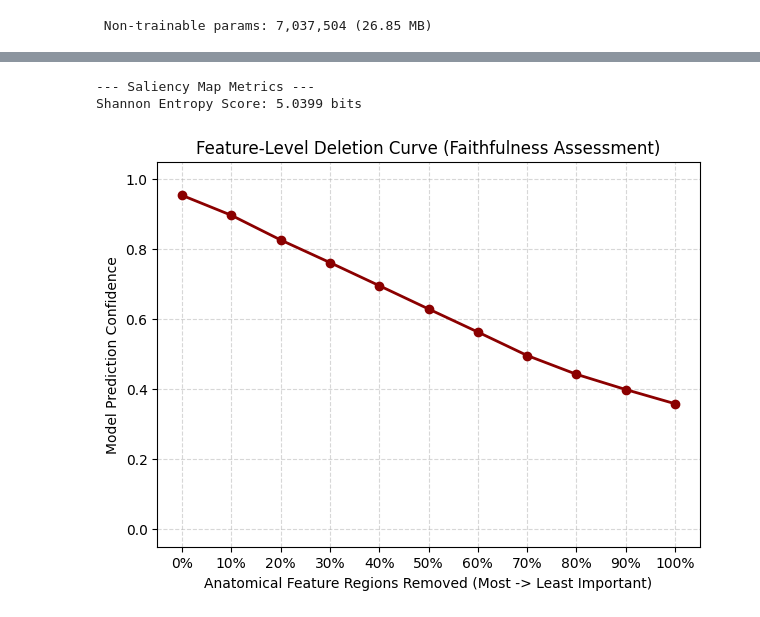
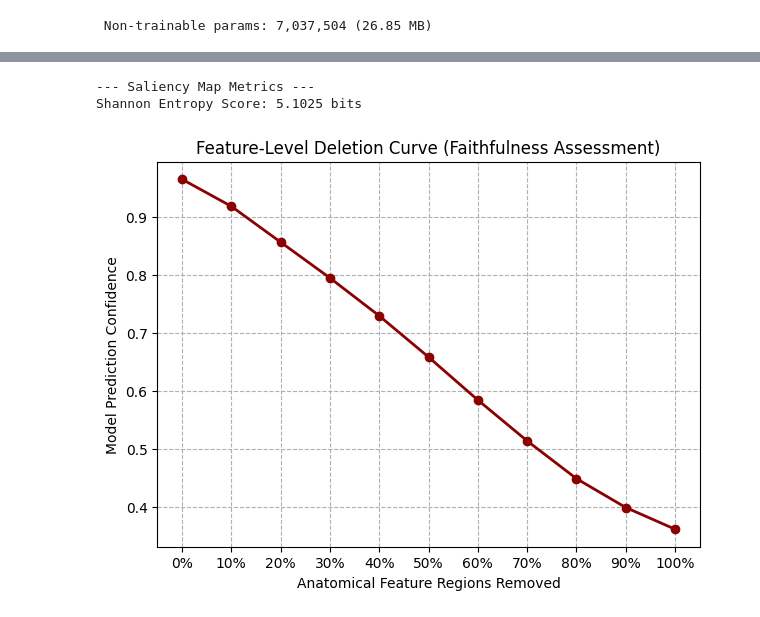
Before and after one commit to gargi-m21/ExCV-project, a Jupyter notebook: notebooks/01_eda_and_training.ipynb, the cells around one changed output, grey strips where cells are left out. Saved outputs shown, nothing was run; the diff lists cells and outputs as text; code cells hidden in the pictures.

```diff
--- a/notebooks/01_eda_and_training.ipynb
+++ b/notebooks/01_eda_and_training.ipynb
@@ -148,30 +162,14 @@ Model: "functional"
 # %%
 from tensorflow.keras.callbacks import EarlyStopping, ModelCheckpoint
 
-# Define paths to save the best weights directly to your mounted Google Drive
-# So they are safe and easily linkable for your assignment submission deliverables
 checkpoint_path = os.path.join(DATASET_DIR, 'best_densenet_model.keras')
 
 callbacks_list = [
-    # Stop training early if validation loss fails to decrease for 3 checks in a row
-    EarlyStopping(
-        monitor='val_loss',
-        patience=3,
-        restore_best_weights=True,
-        verbose=1
-    ),
-    # Save only the single highest-performing iteration weights
-    ModelCheckpoint(
-        filepath=checkpoint_path,
-        monitor='val_loss',
-        save_best_only=True,
-        verbose=1
-    )
+    EarlyStopping(monitor='val_loss', patience=3, restore_best_weights=True, verbose=1),
+    ModelCheckpoint(filepath=checkpoint_path, monitor='val_loss', save_best_only=True, verbose=1)
 ]
 
-# Kicking off the training loop for 15 epochs max (EarlyStopping will likely stop it sooner)
 EPOCHS = 15
-
 print("Starting Model Training Baseline...")
 history = model.fit(
     train_ds,
@@ -345,34 +301,18 @@ Received: inputs=['Tensor(shape=(1, 224, 224, 3))']
 # %%
-import numpy as np
-import tensorflow as tf
-import matplotlib.pyplot as plt
-
 def calculate_heatmap_entropy(heatmap):
-    """Computes the Shannon Entropy of the normalized saliency map."""
     flat_map = heatmap.flatten()
     flat_map = flat_map / (np.sum(flat_map) + 1e-8)
     probs = flat_map[flat_map > 0]
     return -np.sum(probs * np.log2(probs))
 
 def run_feature_level_deletion(model, img_tensor, base_model_name='densenet121', steps=10):
-    """
-    Deletes feature activations directly at the final convolutional layer
-    to observe true, non-flat model confidence decay.
-    """
-    # 1. Extract internal layer layers
     base_block = model.get_layer(base_model_name)
     target_layer = base_block.get_layer('relu')
 
-    feature_model = tf.keras.models.Model(
-        inputs=[base_block.inputs],
-        outputs=[target_layer.output]
-    )
-
-    # 2. Extract baseline 7x7 spatial feature maps
+    feature_model = tf.keras.models.Model(inputs=[base_block.inputs], outputs=[target_layer.output])
     processed_img = tf.keras.applications.densenet.preprocess_input(img_tensor)
     original_feature_maps = feature_model(processed_img)
 
-    # 3. Calculate feature map channel importance
     with tf.GradientTape() as tape:
         conv_outputs = feature_model(processed_img)
         x = model.get_layer('global_average_pooling2d')(conv_outputs)
@@ -384,62 +324,47 @@ def run_feature_level_deletion(model, img_tensor, base_model_name='densenet121',
     grads = tape.gradient(class_score, conv_outputs)
     pooled_grads = tf.reduce_mean(grads, axis=(0, 1, 2))
 
-    # 4. Generate the 7x7 coarse heatmap locations
     heatmap_7x7 = tf.reduce_mean(conv_outputs[0] * pooled_grads, axis=-1).numpy()
     heatmap_7x7 = np.maximum(heatmap_7x7, 0)
-
-    # Sort the 49 grid cells (7x7 spatial size) from most important to least
-    flat_heatmap = heatmap_7x7.flatten()
-    sorted_grid_indices = np.argsort(flat_heatmap)[::-1]
+    sorted_grid_indices = np.argsort(heatmap_7x7.flatten())[::-1]
 
     confidences = [class_score.numpy()[0]]
     modified_features = original_feature_maps.numpy()
     cells_per_step = len(sorted_grid_indices) // steps
 
-    # 5. Iteratively mask out high-importance feature cells
     for step in range(steps):
         start_idx = step * cells_per_step
         end_idx = min((step + 1) * cells_per_step, len(sorted_grid_indices))
-
         for idx in range(start_idx, end_idx):
             grid_pos = sorted_grid_indices[idx]
-            y, x = np.unravel_index(grid_pos, (7, 7))
-            modified_features[0, y, x, :] = 0.0 # Clear feature activation maps entirely
+            y, x_coord = np.unravel_index(grid_pos, (7, 7))
+            modified_features[0, y, x_coord, :] = 0.0
 
-        # Push through final classification head layers
         feat_input = tf.convert_to_tensor(modified_features)
         x_head = model.get_layer('global_average_pooling2d')(feat_input)
         x_head = model.get_layer('dropout')(x_head)
         new_preds = model.get_layer('predictions')(x_head)
-
         confidences.append(new_preds[0][target_class].numpy())
 
     return confidences
 
-# ==========================================
-# EXECUTION AND PLOTTING
-# ==========================================
-
-# 1. Compute Saliency Entropy [cite: 20]
+# Run & Display
 entropy_score = calculate_heatmap_entropy(heatmap)
 print(f"--- Saliency Map Metrics ---")
 print(f"Shannon Entropy Score: {entropy_score:.4f} bits\n")
 
-# 2. Run the Feature-Level Deletion Loop [cite: 19]
 steps_count = 10
 confidence_drop_curve = run_feature_level_deletion(model, sample_img, 'densenet121', steps=steps_count)
 
-# 3. Plot the true downward trend curve [cite: 18]
 plt.figure(figsize=(7, 5))
 plt.plot(range(steps_count + 1), confidence_drop_curve, marker='o', color='darkred', linewidth=2)
 plt.title('Feature-Level Deletion Curve (Faithfulness Assessment)')
-plt.xlabel('Anatomical Feature Regions Removed (Most -> Least Important)')
+plt.xlabel('Anatomical Feature Regions Removed')
 plt.ylabel('Model Prediction Confidence')
-plt.grid(True, linestyle='--', alpha=0.5)
+plt.grid(True, linestyle='--')
 plt.xticks(range(steps_count + 1), labels=[f"{i*10}%" for i in range(steps_count + 1)])
-plt.ylim(-0.05, 1.05)
 plt.show()
 # %% [output]
 --- Saliency Map Metrics ---
-Shannon Entropy Score: 5.0399 bits
+Shannon Entropy Score: 5.1025 bits
-[figure, old version]
+[figure, new version]
```
Also changed, not shown: parts of 14 cells of this notebook.
